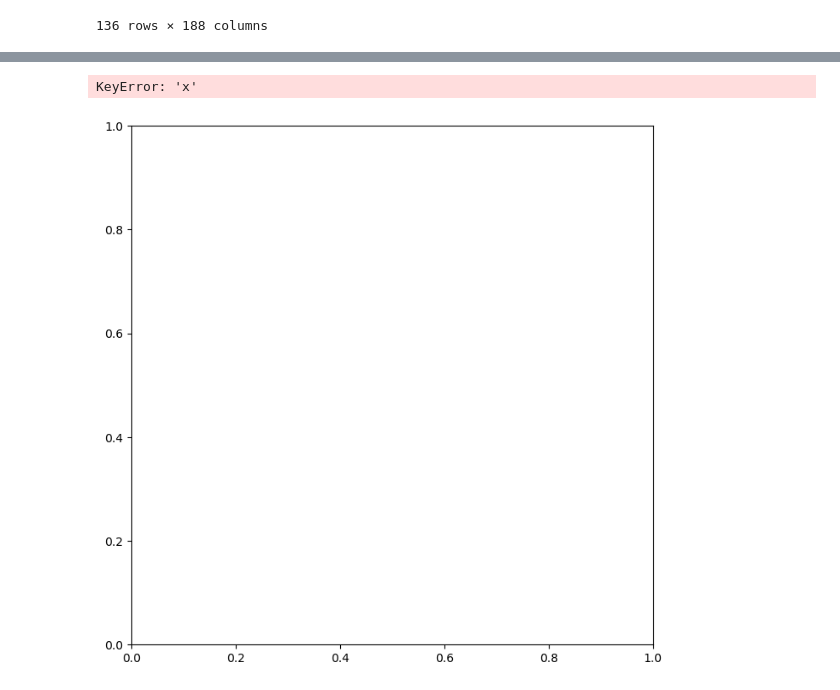
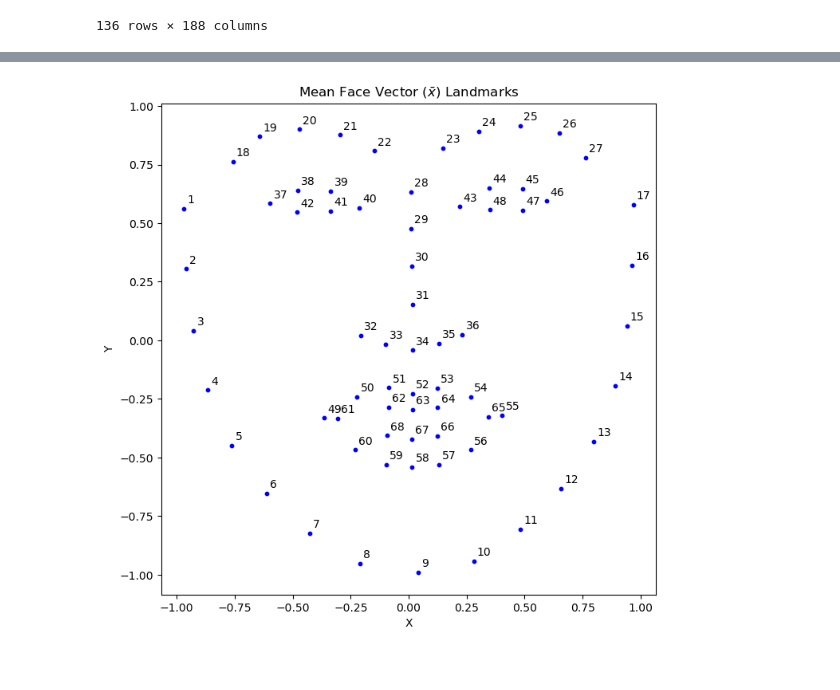
Before and after one commit to DYYasUNCStudent/COMP562, a Jupyter notebook: P2/P2.ipynb, the cells around one changed output, grey strips where cells are left out. Saved outputs shown, nothing was run; the diff lists cells and outputs as text; code cells hidden in the pictures.

```diff
--- a/P2/P2.ipynb
+++ b/P2/P2.ipynb
@@ -209,26 +297,34 @@ You may assume:
 - The marker shape is **o**.
 - The annotation font size is **10**.
 - The plot axis is ``equal``.
-# %%
-# --------------------------------------
-# Add your P2A coding solution below.
-# --------------------------------------
-
-ig, axs = plt.subplots(figsize=(8, 8))
-
-
-
-axs.scatter(fdf.iloc['x'], kdf['y'], s=30, c='blue', marker='o')
-axs.annotate()
-axs.set_title('Unlabled Data')
-axs.set_xlabel('x')
-axs.set_ylabel('y')
-axs.grid()
-
-plt.show()
-# %% [output]
-KeyError: 'x'
-[figure, removed]
+# %%
+# --------------------------------------
+# Add your P2A coding solution below.
+# --------------------------------------
+
+# Calculate mean face vector by averaging across all face vectors (columns)
+mean_face = fdf.mean(axis=1).values  # Shape: (136,)
+
+mean_face_2d = mean_face.reshape(-1, 2)
+x_coords = mean_face_2d[:, 0]  # x coordinates
+y_coords = mean_face_2d[:, 1]  # y coordinates
+
+fig, axs = plt.subplots(figsize=(8, 8))
+
+axs.scatter(x_coords, y_coords, c='blue', marker='o', s=10)
+
+for i in range(len(x_coords)):
+    axs.annotate(str(i+1), (x_coords[i], y_coords[i]), fontsize=10, ha='left', va='bottom', xytext=(3, 3), textcoords='offset points')
+
+axs.set_title(r'Mean Face Vector ($\bar{x}$) Landmarks')
+
+axs.set_xlabel('X')
+axs.set_ylabel('Y')
+
+
+plt.show()
+# %% [output]
+[figure, added]
 # %% [markdown]
 ****
 
```
Also changed, not shown: parts of 5 cells of this notebook.
